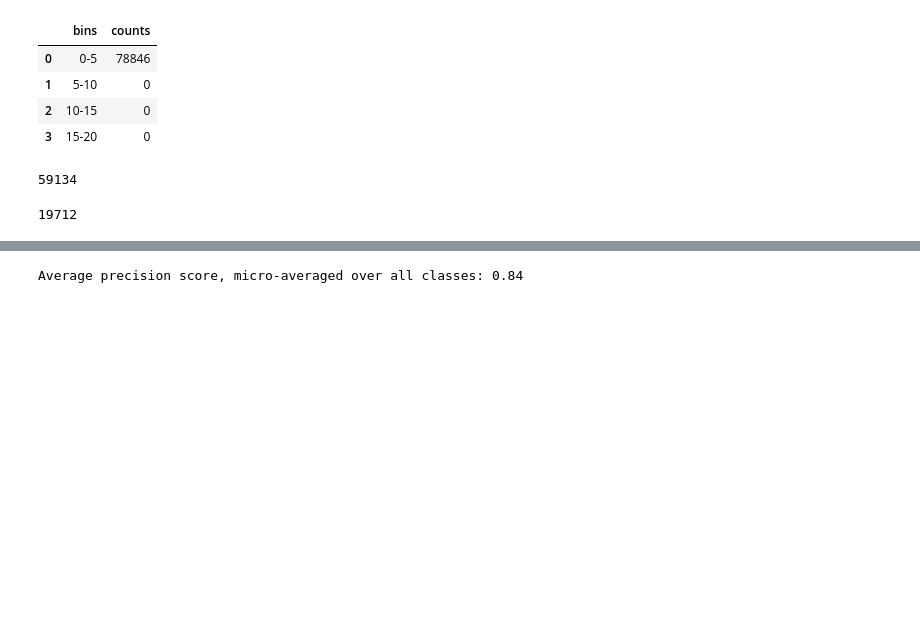
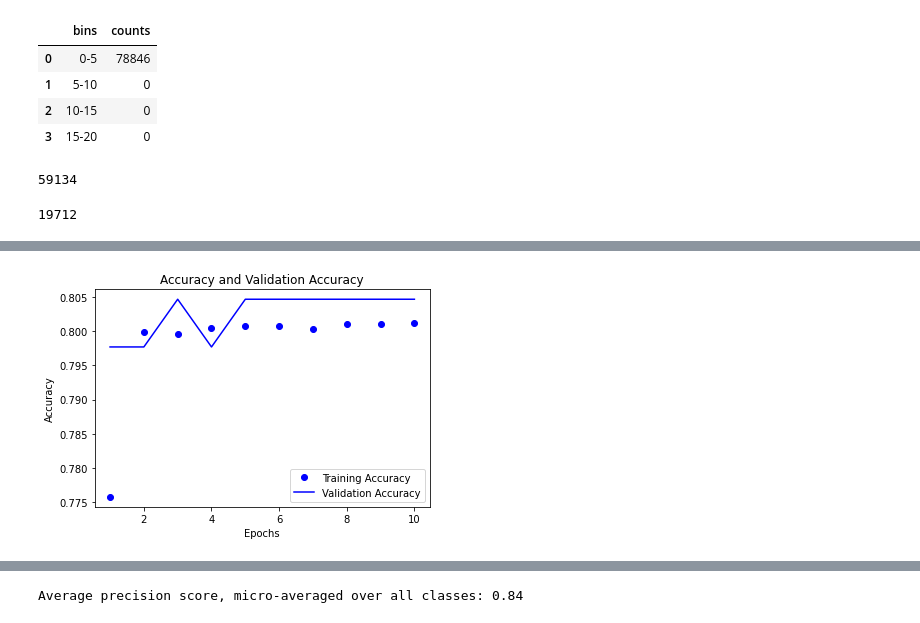
Before and after one commit to hudsonbat/Data-205, a Jupyter notebook: MCCrime_NN.ipynb, the cells around one changed output, grey strips where cells are left out. Saved outputs shown, nothing was run; the diff lists cells and outputs as text; code cells hidden in the pictures; blank space fills up the shorter version.

```diff
--- a/MCCrime_NN.ipynb
+++ b/MCCrime_NN.ipynb
@@ -195,2 +195,20 @@ Epoch 10/10
 # %%
 predictions = model.predict(x_test)
+# %%
+import matplotlib.pyplot as plt
+
+acc= history.history['acc']
+val_acc = history.history['val_acc']
+loss = history.history['loss']
+val_loss = history.history['val_loss']
+epochs = range(1,len(acc) + 1)
+
+plt.plot(epochs, acc,'bo', label='Training Accuracy')
+plt.plot(epochs, val_acc, 'b', label='Validation Accuracy')
+plt.xlabel('Epochs')
+plt.ylabel('Accuracy')
+plt.legend()
+plt.title('Accuracy and Validation Accuracy')
+plt.show()
+# %% [output]
+[figure, added]
```
Also changed, not shown: parts of 11 cells of this notebook.
